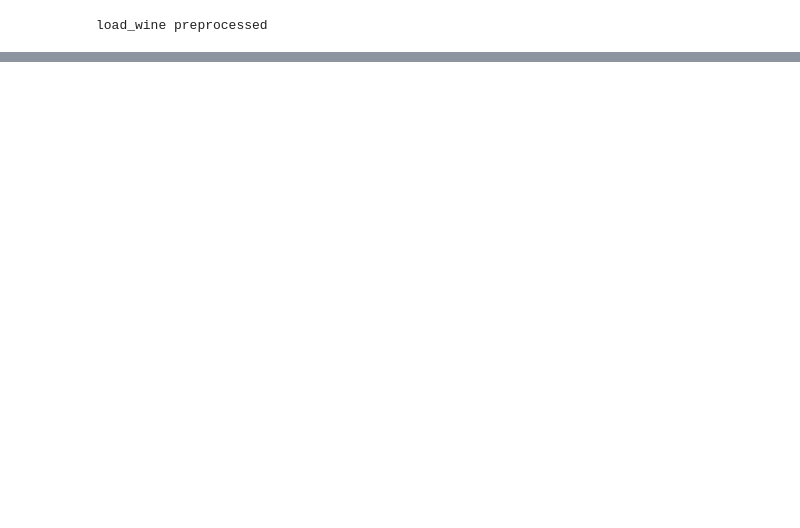
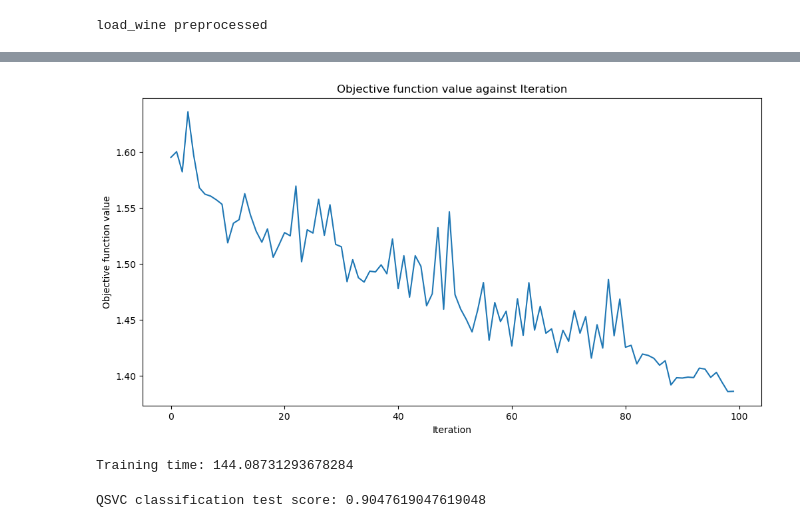
Before and after one commit to LukePower01/ml-to-qml, a Jupyter notebook: Toy_datasets_SVCandVQC_Comparison.ipynb, the cells around one changed output, grey strips where cells are left out. Cells and saved outputs as stored; diff of their text form; code cells hidden in the pictures; blank space fills up the shorter version.

Commit message:
Adding Seeds dataset

```diff
--- a/Toy_datasets_SVCandVQC_Comparison.ipynb
+++ b/Toy_datasets_SVCandVQC_Comparison.ipynb
@@ -205,0 +233,51 @@ print(f"QSVC classification test score: {qsvc_score}")
+# %%
+# Split data into features and labels
+dataset_features = seeds.drop('type', axis=1).values  # Assuming 'type' is the label column
+dataset_labels = seeds['type'].values - 1  # Adjusting labels to start from 0 if necessary
+
+
+dataset_features = MinMaxScaler().fit_transform(dataset_features)
+algorithm_globals.random_seed = 4701
+
+dataset_train_features, dataset_test_features, dataset_train_labels, dataset_test_labels = train_test_split(
+    dataset_features, dataset_labels, train_size=0.8, random_state=algorithm_globals.random_seed)
+# %%
+seeds_data = seeds.to_numpy()
+num_features = dataset_features.shape[1]
+feature_map = ZZFeatureMap(feature_dimension=num_features, reps = 1)
+ansatz = RealAmplitudes(num_qubits=num_features, reps = 3)
+optimizer = COBYLA(maxiter=100)
+sampler = Sampler()
+# %%
+plt.rcParams['figure.figsize'] = (12,6)
+
+def callback_graph(weights, obj_func_eval):
+
+
+             clear_output(wait=True)
+             objective_func_vals.append(obj_func_eval)
+             plt.title('Objective function value against Iteration')
+             plt.xlabel('Iteration')
+             plt.ylabel('Objective function value')
+             plt.plot(range(len(objective_func_vals)), objective_func_vals)
+
+             plt.show()
+
+vqc = VQC(
+    sampler = sampler,
+    feature_map = feature_map,
+    ansatz = ansatz,
+    optimizer = optimizer,
+    callback = callback_graph,)
+
+# Clear objective value history
+objective_func_vals = []
+
+start = time.time()
+vqc.fit(dataset_train_features,dataset_train_labels)
+elsapsed_time = time.time() - start
+
+print(f'Training time: {elsapsed_time}')
+# %% [output]
+[figure, added]
+Training time: 144.08731293678284
@@ -205,0 +292,11 @@ print(f"QSVC classification test score: {qsvc_score}")
+# %%
+from qiskit_machine_learning.algorithms import QSVC
+qsvc_full = QSVC(quantum_kernel=seeds_kernel)
+
+qsvc_full.fit(dataset_train_features, dataset_train_labels)
+
+qsvc_score = qsvc_full.score(dataset_test_features, dataset_test_labels)
+
+print(f"QSVC classification test score: {qsvc_score}")
+# %% [output]
+QSVC classification test score: 0.9047619047619048
```
Also changed, not shown: parts of 6 cells of this notebook, 4 other files.
